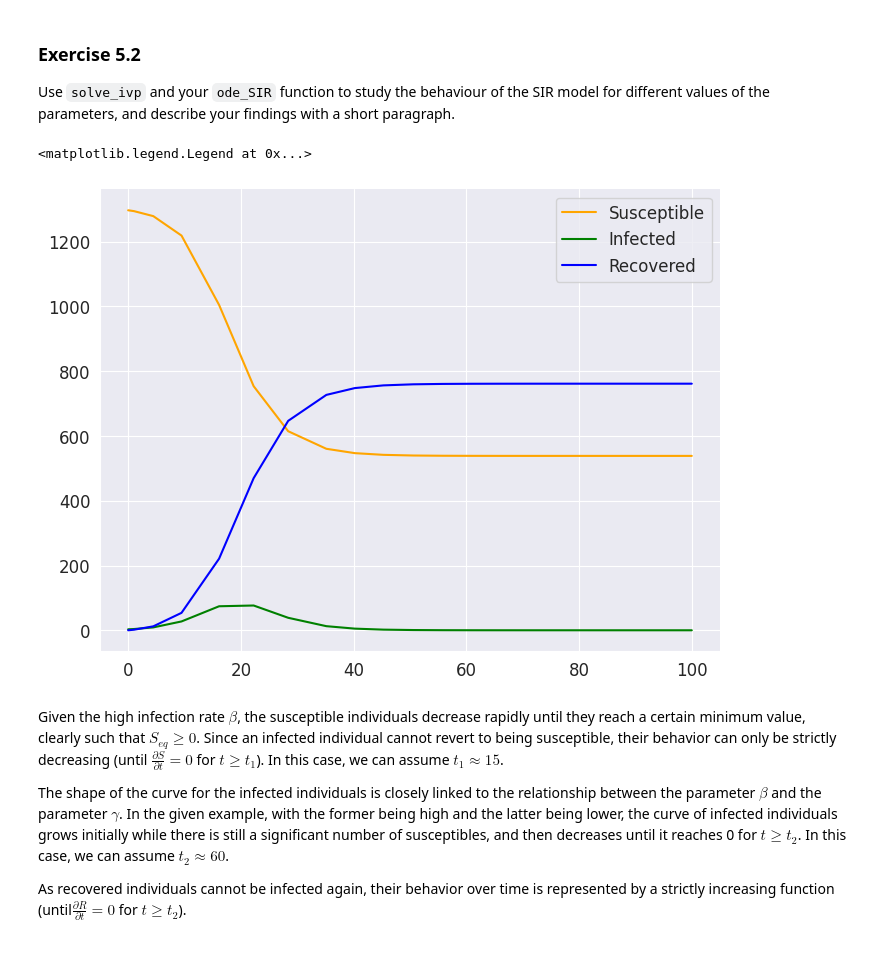
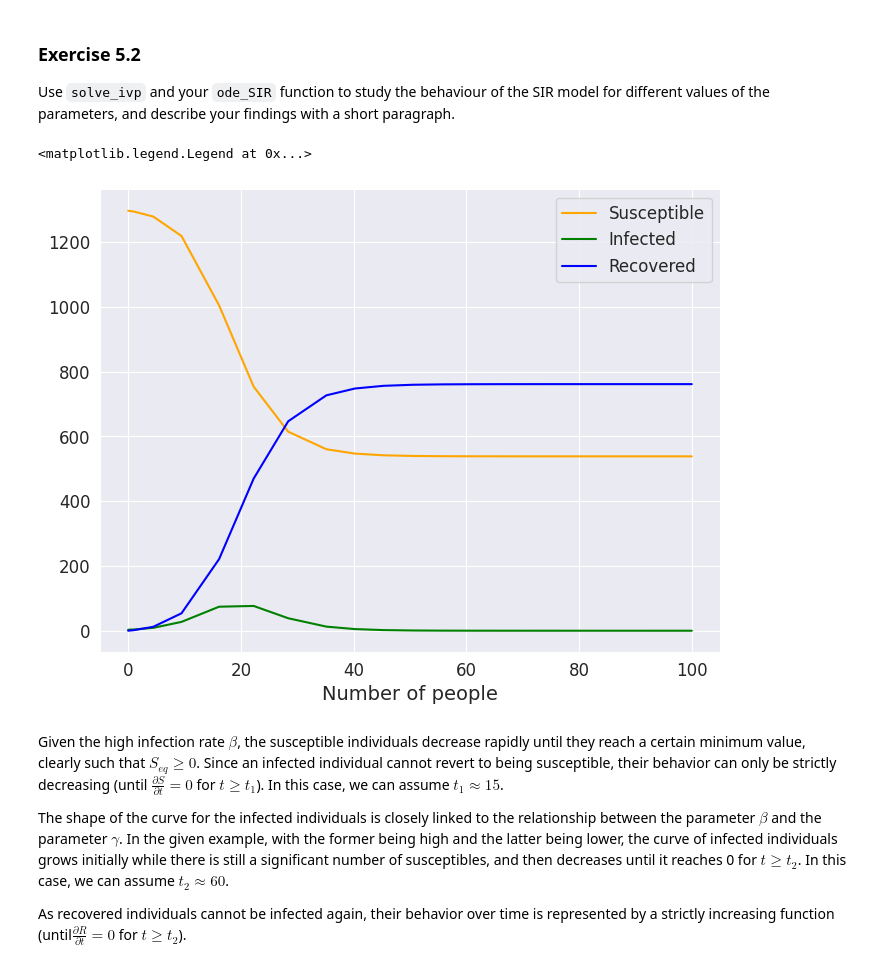
Before and after one commit to fravij99/Mechanical-statistics, a Jupyter notebook: 5_SIR_Model.ipynb, the cells around one changed output. Cells and saved outputs as stored; diff of their text form; code cells hidden in the pictures.

```diff
--- a/5_SIR_Model.ipynb
+++ b/5_SIR_Model.ipynb
@@ -98,35 +98,36 @@ SIR_colors = {
     "S": "orange",
     "I": "green",
     "R": "blue"
 }
 
 # plot solution (S, I, R) on y axis, time on x-axis
 fig, ax = plt.subplots(1, 1, figsize=(8, 6))
 ax.plot(
     t_range,
     S,
     label="Susceptible",
     color=SIR_colors["S"]
 )
 
 ax.plot(
     t_range,
     I,
     label="Infected",
     color=SIR_colors["I"]
 )
 
 ax.plot(
     t_range,
     R,
     label="Recovered",
     color=SIR_colors["R"]
 )
-
+ax.set_xlabel('Days')
+ax.set_xlabel('Number of people')
 ax.legend(frameon=True)
 # %% [output]
 <matplotlib.legend.Legend at 0x...>
-[figure, old version]
+[figure, new version]
 # %% [markdown]
 Given the high infection rate $\beta$, the susceptible individuals decrease rapidly until they reach a certain minimum value, clearly such that $S_{eq} \geq 0$. Since an infected individual cannot revert to being susceptible, their behavior can only be strictly decreasing (until $\frac{\partial S}{\partial t} = 0$ for $t \geq t_1$). In this case, we can assume $t_1 \approx 15$.
 
```
Also changed, not shown: parts of 1 cell of this notebook.
